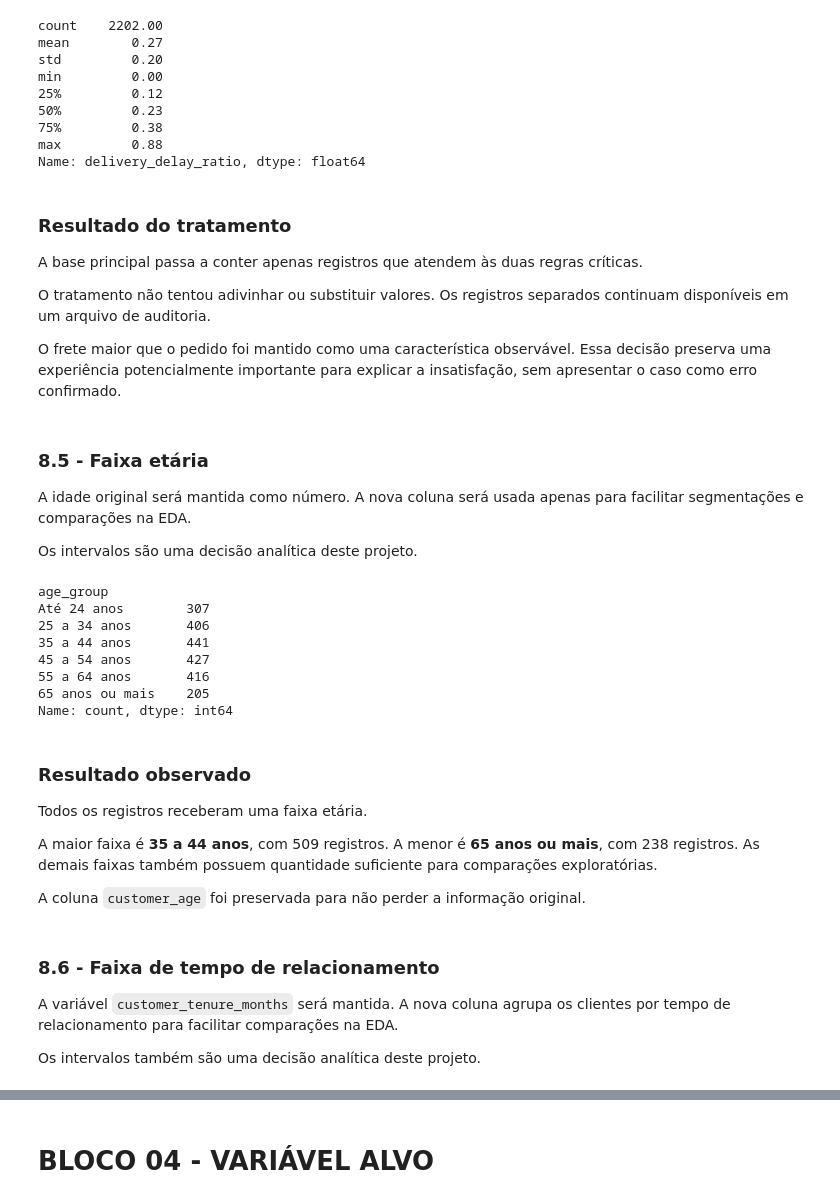
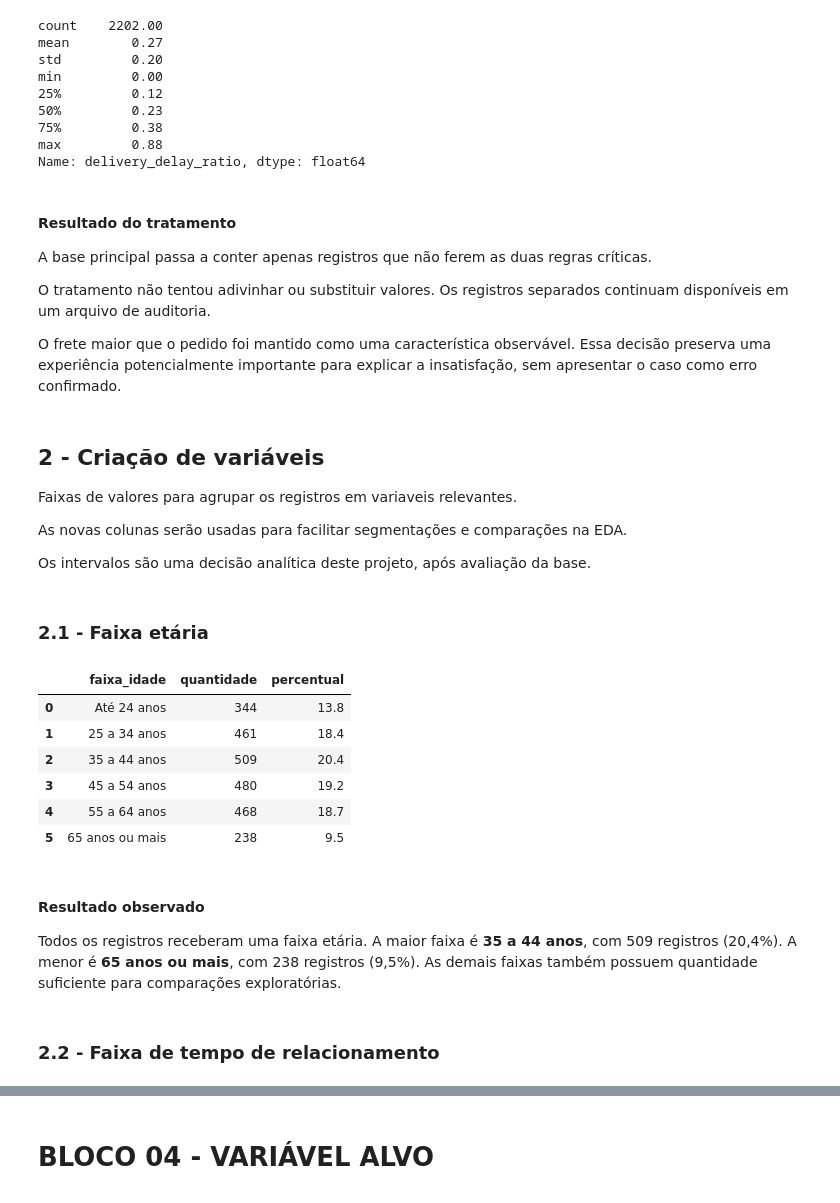
Before and after one commit to Fabio-Costa986/Business-understanding-and-data-analysis, a Jupyter notebook: notebook/EDA.ipynb, the cells around one changed output, grey strips where cells are left out. Cells and saved outputs as stored; diff of their text form; code cells hidden in the pictures.

```diff
--- a/notebook/EDA.ipynb
+++ b/notebook/EDA.ipynb
@@ -791,73 +785,65 @@ min         0.00
 max         0.88
 Name: delivery_delay_ratio, dtype: float64
 # %% [markdown]
-### Resultado do tratamento
+#### Resultado do tratamento
 
-A base principal passa a conter apenas registros que atendem às duas regras
-críticas.
+A base principal passa a conter apenas registros que não ferem as duas regras críticas.
 
-O tratamento não tentou adivinhar ou substituir valores. Os registros separados
-continuam disponíveis em um arquivo de auditoria.
+O tratamento não tentou adivinhar ou substituir valores. Os registros separados continuam disponíveis em um arquivo de auditoria.
 
-O frete maior que o pedido foi mantido como uma característica observável. Essa
-decisão preserva uma experiência potencialmente importante para explicar a
-insatisfação, sem apresentar o caso como erro confirmado.
+O frete maior que o pedido foi mantido como uma característica observável. Essa decisão preserva uma experiência potencialmente importante para explicar a insatisfação, sem apresentar o caso como erro confirmado.
+# %% [markdown]
+## 2 - Criação de variáveis
+
+Faixas de valores para agrupar os registros em variaveis relevantes.
+
+As novas colunas serão usadas para facilitar segmentações e comparações na EDA.
+
+Os intervalos são uma decisão analítica deste projeto, após avaliação da base.
 # %% [markdown]
-### 8.5 - Faixa etária
-
-A idade original será mantida como número. A nova coluna será usada apenas para
-facilitar segmentações e comparações na EDA.
-
-Os intervalos são uma decisão analítica deste projeto.
+### 2.1 - Faixa etária
 # %%
 # Limites e rótulos das faixas etárias
 limites_idade = [0, 24, 34, 44, 54, 64, np.inf]
+#np.inf Serve para marcar o limite superior aberto da última faixa.
 
 rotulos_idade = [
     "Até 24 anos",
     "25 a 34 anos",
     "35 a 44 anos",
     "45 a 54 anos",
     "55 a 64 anos",
     "65 anos ou mais"
 ]
 
-# Criação da faixa etária
-df["age_group"] = pd.cut(
+# Criação da coluna faixa etária
+df["faixa_idade"] = pd.cut(
     df["customer_age"],
     bins=limites_idade,
     labels=rotulos_idade,
     include_lowest=True
 )
 
 # Distribuição das faixas
-df["age_group"].value_counts(sort=False, dropna=False)
+contagem_faixas = df["faixa_idade"].value_counts(sort=False, dropna=False).to_frame("quantidade")
+#calcular percentual
+contagem_faixas["percentual"] = (contagem_faixas["quantidade"]/len(df)*100).round(1)
+
+contagem_faixas.reset_index()
 # %% [output]
-age_group
-Até 24 anos        307
-25 a 34 anos       406
-35 a 44 anos       441
-45 a 54 anos       427
-55 a 64 anos       416
-65 anos ou mais    205
-Name: count, dtype: int64
+|  | faixa_idade | quantidade | percentual |
+| 0 | Até 24 anos | 344 | 13.8 |
+| 1 | 25 a 34 anos | 461 | 18.4 |
+| 2 | 35 a 44 anos | 509 | 20.4 |
+| 3 | 45 a 54 anos | 480 | 19.2 |
+| 4 | 55 a 64 anos | 468 | 18.7 |
+| 5 | 65 anos ou mais | 238 | 9.5 |
 # %% [markdown]
-### Resultado observado
+#### Resultado observado
 
-Todos os registros receberam uma faixa etária.
-
-A maior faixa é **35 a 44 anos**, com 509 registros. A menor é **65 anos ou
-mais**, com 238 registros. As demais faixas também possuem quantidade suficiente
-para comparações exploratórias.
-
-A coluna `customer_age` foi preservada para não perder a informação original.
+Todos os registros receberam uma faixa etária. A maior faixa é **35 a 44 anos**, com 509 registros (20,4%). A menor é **65 anos ou mais**, com 238 registros (9,5%). As demais faixas também possuem quantidade suficiente para comparações exploratórias.
 # %% [markdown]
-### 8.6 - Faixa de tempo de relacionamento
-
-A variável `customer_tenure_months` será mantida. A nova coluna agrupa os clientes
-por tempo de relacionamento para facilitar comparações na EDA.
-
-Os intervalos também são uma decisão analítica deste projeto.
+### 2.2 - Faixa de tempo de relacionamento
 # %%
 # Limites e rótulos das faixas de relacionamento
 limites_tenure = [0, 12, 24, 48, 72, np.inf]
```
Also changed, not shown: parts of 25 cells of this notebook, 3 other files.
